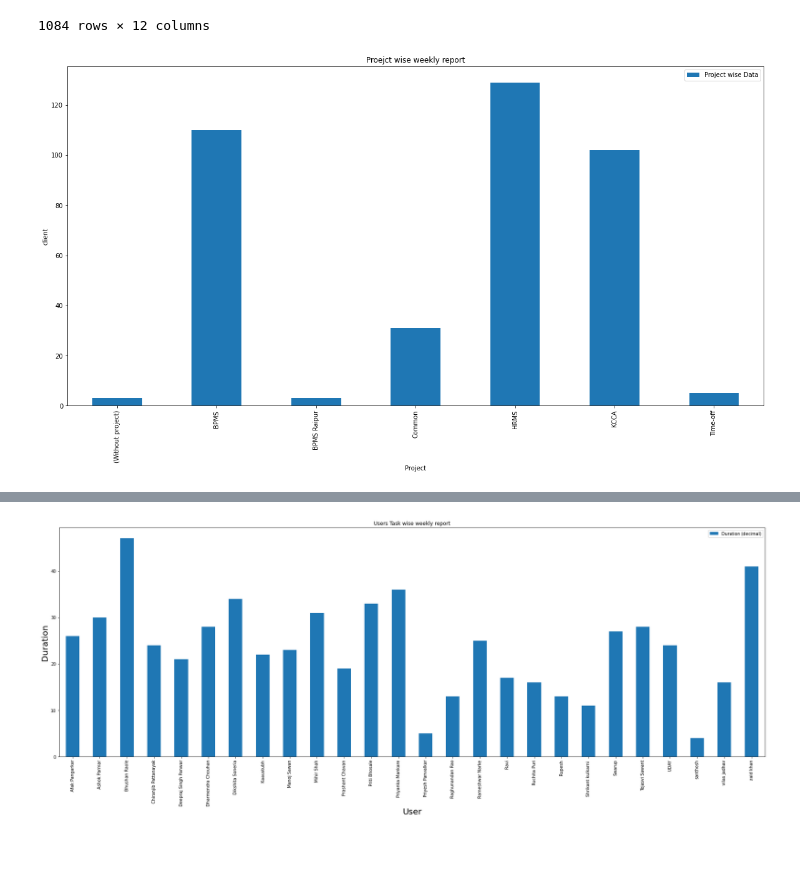
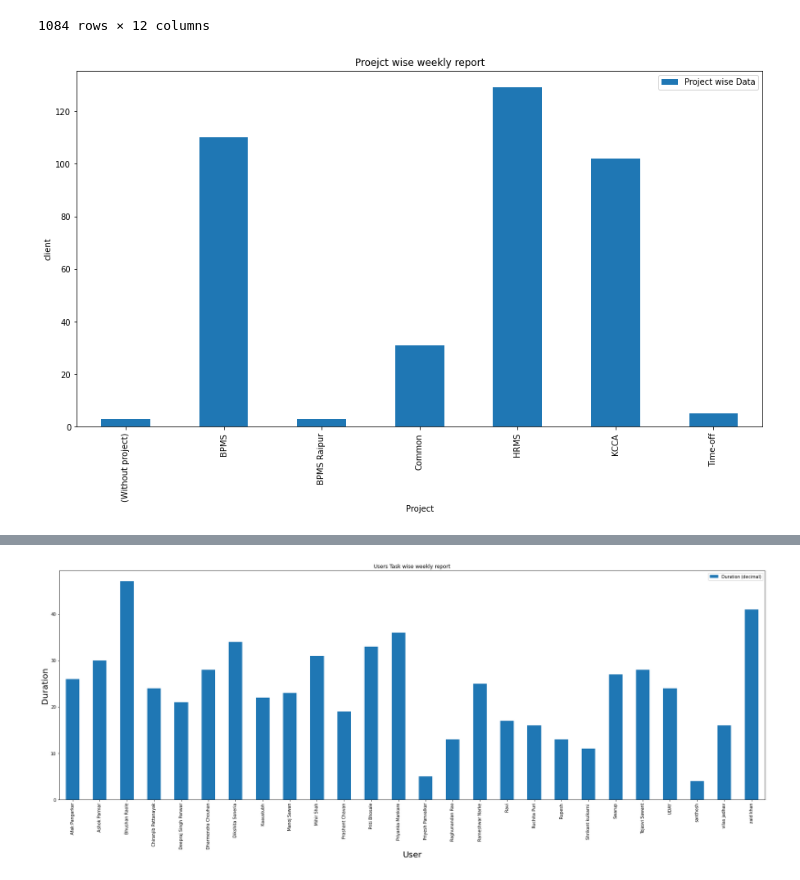
Before and after one commit to dharmendra-chouhan/-DEAS-Accounts---Municipal-Corporation, a Jupyter notebook: Timesheet.ipynb, the cells around one changed output, grey strips where cells are left out. Cells and saved outputs as stored; diff of their text form; code cells hidden in the pictures; blank space fills up the shorter version.

```diff
--- a/Timesheet.ipynb
+++ b/Timesheet.ipynb
@@ -116,16 +116,16 @@ DataFrame based on Deadline date.
 # %%
 #@title  {display-mode: "form"}
 import pandas as pd
 import matplotlib.pyplot as plt
 clockify_tot = clockify20200608.groupby(['Project']).agg({"Duration (decimal)": pd.Series.nunique}).apply(list)
 clockify_tot = clockify_tot.reset_index()
 clockify_tot.rename(columns={'Duration (decimal)': 'Project wise Data'}, inplace=True)
-plt.rcParams['figure.figsize'] =[20,10]
+plt.rcParams['figure.figsize'] =[15,8]
 ax = clockify_tot.plot.bar(x='Project', rot=0)
 plt.ylabel('client')
 plt.xlabel('Project')
 plt.xticks(rotation=90)
 plt.title('Proejct wise weekly report')
 plt.show()
 # %% [output]
-[figure, old version]
+[figure, new version]
```
Also changed, not shown: parts of 8 cells of this notebook.
